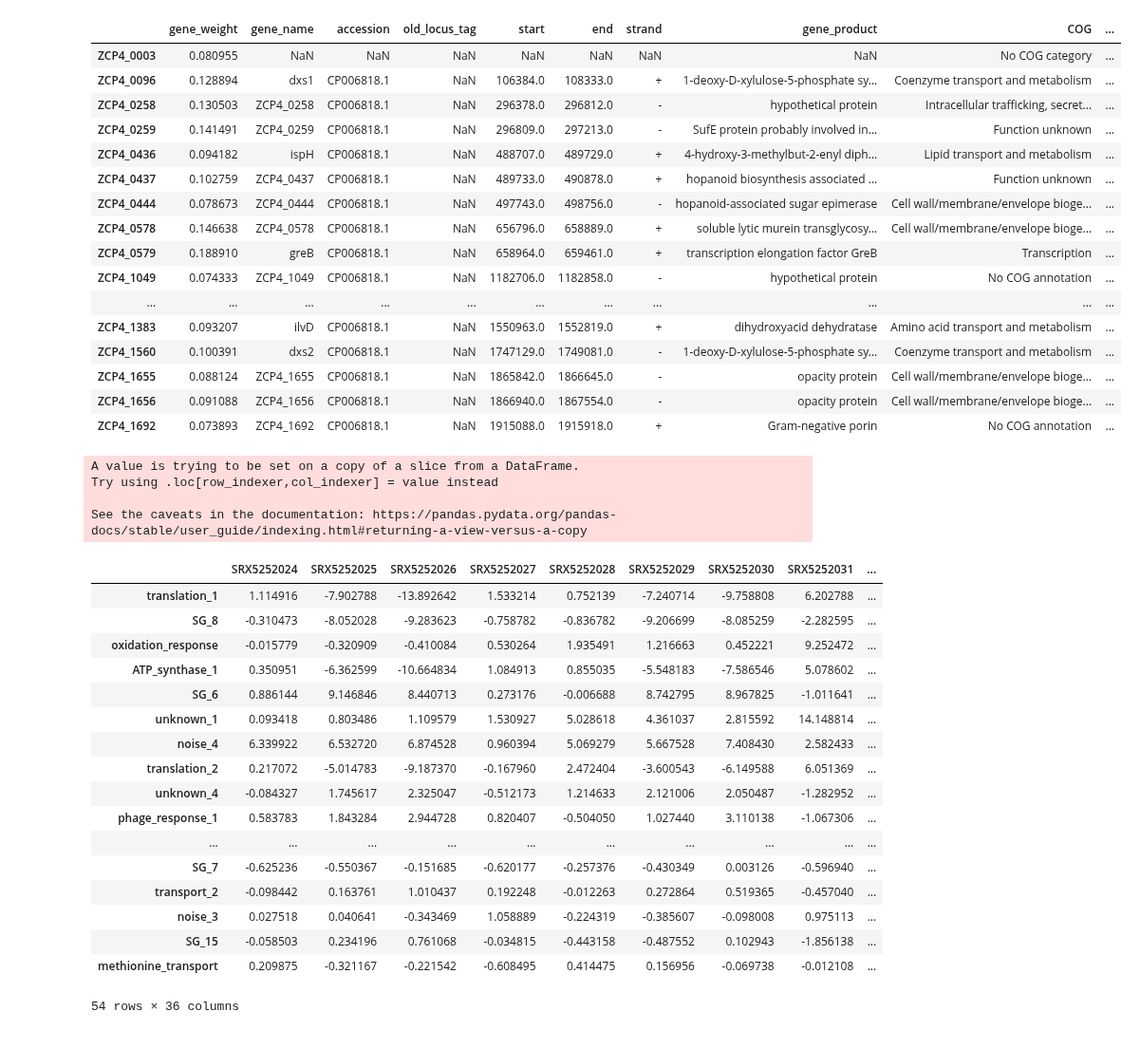
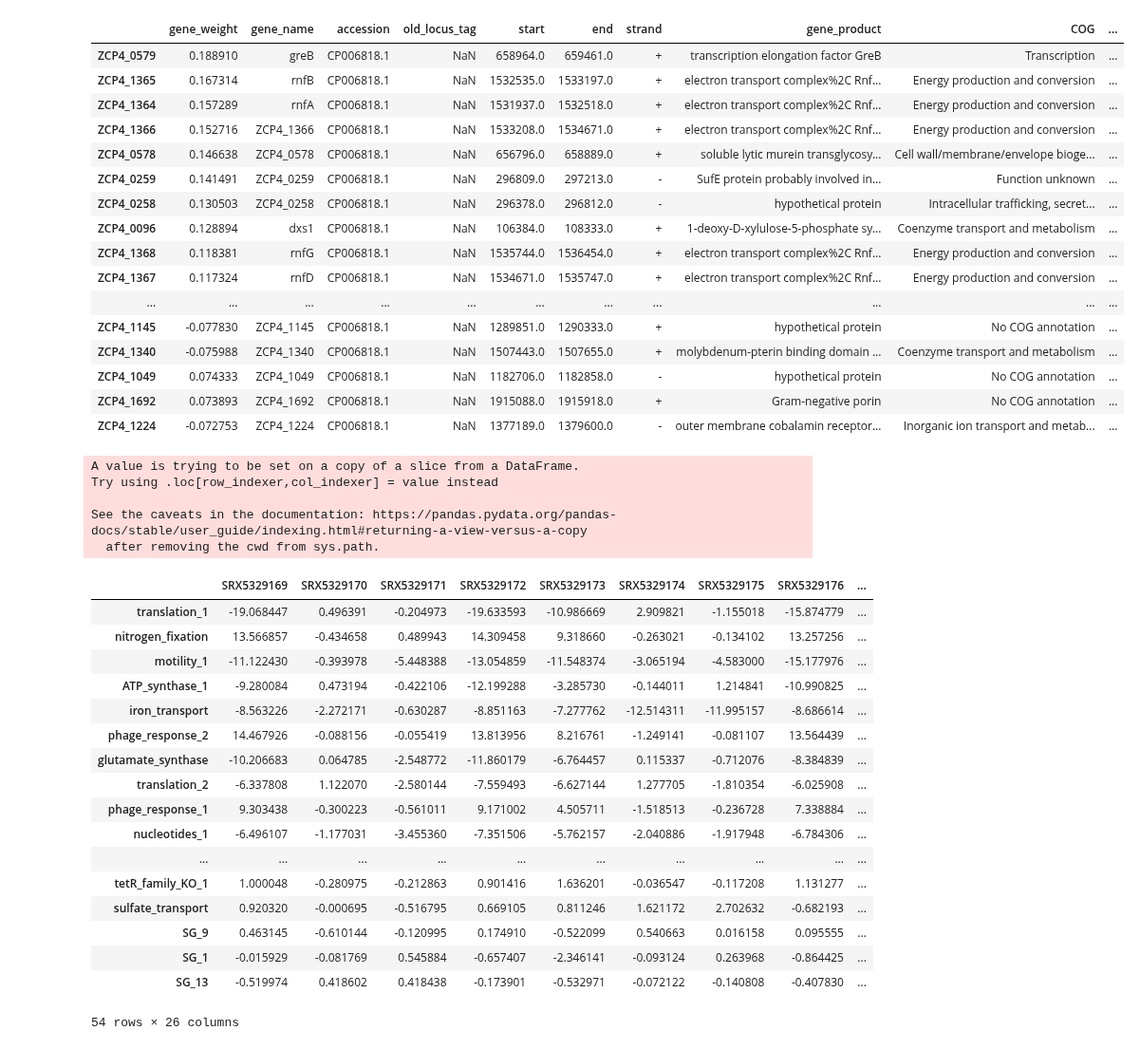
Before and after one commit to cristalzucsd/iModulonMiner, a Jupyter notebook: 5_characterize_iModulons/7_comparing_iModulons.ipynb, the cells around one changed output. Shown at 95% size. Drawn from its saved outputs; the diff is of its cells as text; code cells hidden in the pictures.

Commit message:
ethanol investigation part 1

```diff
--- a/5_characterize_iModulons/7_comparing_iModulons.ipynb
+++ b/5_characterize_iModulons/7_comparing_iModulons.ipynb
@@ -83,5 +84,5 @@ def custom_compare_activities(ica_data, imodulon1, imodulon2, color_by_col = '',
 
 %matplotlib widget
 # %%
-iM1 = 'motility_1'
-iM2 = 'translation_1'
+iM1 = 'ABC_transporters'
+iM2 = 'ATP_synthase_2'
@@ -113,49 +126,50 @@ ica_data.view_imodulon(iM1)
 # %%
-ica_data.view_imodulon(iM2)
+ica_data.view_imodulon(iM2).sort_values(by = 'gene_weight', key = abs, ascending = False)
 # %% [output]
 |  | gene_weight | gene_name | accession | old_locus_tag | start | end | strand | gene_product | COG | ... |
-| ZCP4_0003 | 0.080955 | NaN | NaN | NaN | NaN | NaN | NaN | NaN | No COG category | ... |
+| ZCP4_0579 | 0.188910 | greB | CP006818.1 | NaN | 658964.0 | 659461.0 | + | transcription elongation factor GreB | Transcription | ... |
+| ZCP4_1365 | 0.167314 | rnfB | CP006818.1 | NaN | 1532535.0 | 1533197.0 | + | electron transport complex%2C Rnf... | Energy production and conversion | ... |
+| ZCP4_1364 | 0.157289 | rnfA | CP006818.1 | NaN | 1531937.0 | 1532518.0 | + | electron transport complex%2C Rnf... | Energy production and conversion | ... |
+| ZCP4_1366 | 0.152716 | ZCP4_1366 | CP006818.1 | NaN | 1533208.0 | 1534671.0 | + | electron transport complex%2C Rnf... | Energy production and conversion | ... |
+| ZCP4_0578 | 0.146638 | ZCP4_0578 | CP006818.1 | NaN | 656796.0 | 658889.0 | + | soluble lytic murein transglycosy... | Cell wall/membrane/envelope bioge... | ... |
+| ZCP4_0259 | 0.141491 | ZCP4_0259 | CP006818.1 | NaN | 296809.0 | 297213.0 | - | SufE protein probably involved in... | Function unknown | ... |
+| ZCP4_0258 | 0.130503 | ZCP4_0258 | CP006818.1 | NaN | 296378.0 | 296812.0 | - | hypothetical protein | Intracellular trafficking, secret... | ... |
 | ZCP4_0096 | 0.128894 | dxs1 | CP006818.1 | NaN | 106384.0 | 108333.0 | + | 1-deoxy-D-xylulose-5-phosphate sy... | Coenzyme transport and metabolism | ... |
-| ZCP4_0258 | 0.130503 | ZCP4_0258 | CP006818.1 | NaN | 296378.0 | 296812.0 | - | hypothetical protein | Intracellular trafficking, secret... | ... |
-| ZCP4_0259 | 0.141491 | ZCP4_0259 | CP006818.1 | NaN | 296809.0 | 297213.0 | - | SufE protein probably involved in... | Function unknown | ... |
-| ZCP4_0436 | 0.094182 | ispH | CP006818.1 | NaN | 488707.0 | 489729.0 | + | 4-hydroxy-3-methylbut-2-enyl diph... | Lipid transport and metabolism | ... |
-| ZCP4_0437 | 0.102759 | ZCP4_0437 | CP006818.1 | NaN | 489733.0 | 490878.0 | + | hopanoid biosynthesis associated ... | Function unknown | ... |
-| ZCP4_0444 | 0.078673 | ZCP4_0444 | CP006818.1 | NaN | 497743.0 | 498756.0 | - | hopanoid-associated sugar epimerase | Cell wall/membrane/envelope bioge... | ... |
-| ZCP4_0578 | 0.146638 | ZCP4_0578 | CP006818.1 | NaN | 656796.0 | 658889.0 | + | soluble lytic murein transglycosy... | Cell wall/membrane/envelope bioge... | ... |
-| ZCP4_0579 | 0.188910 | greB | CP006818.1 | NaN | 658964.0 | 659461.0 | + | transcription elongation factor GreB | Transcription | ... |
+| ZCP4_1368 | 0.118381 | rnfG | CP006818.1 | NaN | 1535744.0 | 1536454.0 | + | electron transport complex%2C Rnf... | Energy production and conversion | ... |
+| ZCP4_1367 | 0.117324 | rnfD | CP006818.1 | NaN | 1534671.0 | 1535747.0 | + | electron transport complex%2C Rnf... | Energy production and conversion | ... |
+| ... | ... | ... | ... | ... | ... | ... | ... | ... | ... | ... |
+| ZCP4_1145 | -0.077830 | ZCP4_1145 | CP006818.1 | NaN | 1289851.0 | 1290333.0 | + | hypothetical protein | No COG annotation | ... |
+| ZCP4_1340 | -0.075988 | ZCP4_1340 | CP006818.1 | NaN | 1507443.0 | 1507655.0 | + | molybdenum-pterin binding domain ... | Coenzyme transport and metabolism | ... |
 | ZCP4_1049 | 0.074333 | ZCP4_1049 | CP006818.1 | NaN | 1182706.0 | 1182858.0 | - | hypothetical protein | No COG annotation | ... |
-| ... | ... | ... | ... | ... | ... | ... | ... | ... | ... | ... |
-| ZCP4_1383 | 0.093207 | ilvD | CP006818.1 | NaN | 1550963.0 | 1552819.0 | + | dihydroxyacid dehydratase | Amino acid transport and metabolism | ... |
-| ZCP4_1560 | 0.100391 | dxs2 | CP006818.1 | NaN | 1747129.0 | 1749081.0 | - | 1-deoxy-D-xylulose-5-phosphate sy... | Coenzyme transport and metabolism | ... |
-| ZCP4_1655 | 0.088124 | ZCP4_1655 | CP006818.1 | NaN | 1865842.0 | 1866645.0 | - | opacity protein | Cell wall/membrane/envelope bioge... | ... |
-| ZCP4_1656 | 0.091088 | ZCP4_1656 | CP006818.1 | NaN | 1866940.0 | 1867554.0 | - | opacity protein | Cell wall/membrane/envelope bioge... | ... |
 | ZCP4_1692 | 0.073893 | ZCP4_1692 | CP006818.1 | NaN | 1915088.0 | 1915918.0 | + | Gram-negative porin | No COG annotation | ... |
+| ZCP4_1224 | -0.072753 | ZCP4_1224 | CP006818.1 | NaN | 1377189.0 | 1379600.0 | - | outer membrane cobalamin receptor... | Inorganic ion transport and metab... | ... |
 # %%
 df = ica_data.sample_table
-samps = df[df['study'] == 'oxygen_shock'].index
+samps = df[df['study'] == 'ethanologens_ferment'].index
 bby_A = ica_data.A[samps]
-bby_A['mean'] = bby_A.mean(axis = 1)
+bby_A['mean'] = abs(bby_A).mean(axis = 1)
 bby_A.sort_values(by = 'mean', key = abs, ascending = False)
 # %% [output]
 A value is trying to be set on a copy of a slice from a DataFrame.
 Try using .loc[row_indexer,col_indexer] = value instead
 
 See the caveats in the documentation: https://pandas.pydata.org/pandas-docs/stable/user_guide/indexing.html#returning-a-view-versus-a-copy
+  after removing the cwd from sys.path.
-|  | SRX5252024 | SRX5252025 | SRX5252026 | SRX5252027 | SRX5252028 | SRX5252029 | SRX5252030 | SRX5252031 | ... |
-| translation_1 | 1.114916 | -7.902788 | -13.892642 | 1.533214 | 0.752139 | -7.240714 | -9.758808 | 6.202788 | ... |
-| SG_8 | -0.310473 | -8.052028 | -9.283623 | -0.758782 | -0.836782 | -9.206699 | -8.085259 | -2.282595 | ... |
-| oxidation_response | -0.015779 | -0.320909 | -0.410084 | 0.530264 | 1.935491 | 1.216663 | 0.452221 | 9.252472 | ... |
-| ATP_synthase_1 | 0.350951 | -6.362599 | -10.664834 | 1.084913 | 0.855035 | -5.548183 | -7.586546 | 5.078602 | ... |
-| SG_6 | 0.886144 | 9.146846 | 8.440713 | 0.273176 | -0.006688 | 8.742795 | 8.967825 | -1.011641 | ... |
-| unknown_1 | 0.093418 | 0.803486 | 1.109579 | 1.530927 | 5.028618 | 4.361037 | 2.815592 | 14.148814 | ... |
-| noise_4 | 6.339922 | 6.532720 | 6.874528 | 0.960394 | 5.069279 | 5.667528 | 7.408430 | 2.582433 | ... |
-| translation_2 | 0.217072 | -5.014783 | -9.187370 | -0.167960 | 2.472404 | -3.600543 | -6.149588 | 6.051369 | ... |
-| unknown_4 | -0.084327 | 1.745617 | 2.325047 | -0.512173 | 1.214633 | 2.121006 | 2.050487 | -1.282952 | ... |
-| phage_response_1 | 0.583783 | 1.843284 | 2.944728 | 0.820407 | -0.504050 | 1.027440 | 3.110138 | -1.067306 | ... |
+|  | SRX5329169 | SRX5329170 | SRX5329171 | SRX5329172 | SRX5329173 | SRX5329174 | SRX5329175 | SRX5329176 | ... |
+| translation_1 | -19.068447 | 0.496391 | -0.204973 | -19.633593 | -10.986669 | 2.909821 | -1.155018 | -15.874779 | ... |
+| nitrogen_fixation | 13.566857 | -0.434658 | 0.489943 | 14.309458 | 9.318660 | -0.263021 | -0.134102 | 13.257256 | ... |
+| motility_1 | -11.122430 | -0.393978 | -5.448388 | -13.054859 | -11.548374 | -3.065194 | -4.583000 | -15.177976 | ... |
+| ATP_synthase_1 | -9.280084 | 0.473194 | -0.422106 | -12.199288 | -3.285730 | -0.144011 | 1.214841 | -10.990825 | ... |
+| iron_transport | -8.563226 | -2.272171 | -0.630287 | -8.851163 | -7.277762 | -12.514311 | -11.995157 | -8.686614 | ... |
+| phage_response_2 | 14.467926 | -0.088156 | -0.055419 | 13.813956 | 8.216761 | -1.249141 | -0.081107 | 13.564439 | ... |
+| glutamate_synthase | -10.206683 | 0.064785 | -2.548772 | -11.860179 | -6.764457 | 0.115337 | -0.712076 | -8.384839 | ... |
+| translation_2 | -6.337808 | 1.122070 | -2.580144 | -7.559493 | -6.627144 | 1.277705 | -1.810354 | -6.025908 | ... |
+| phage_response_1 | 9.303438 | -0.300223 | -0.561011 | 9.171002 | 4.505711 | -1.518513 | -0.236728 | 7.338884 | ... |
+| nucleotides_1 | -6.496107 | -1.177031 | -3.455360 | -7.351506 | -5.762157 | -2.040886 | -1.917948 | -6.784306 | ... |
 | ... | ... | ... | ... | ... | ... | ... | ... | ... | ... |
-| SG_7 | -0.625236 | -0.550367 | -0.151685 | -0.620177 | -0.257376 | -0.430349 | 0.003126 | -0.596940 | ... |
-| transport_2 | -0.098442 | 0.163761 | 1.010437 | 0.192248 | -0.012263 | 0.272864 | 0.519365 | -0.457040 | ... |
-| noise_3 | 0.027518 | 0.040641 | -0.343469 | 1.058889 | -0.224319 | -0.385607 | -0.098008 | 0.975113 | ... |
-| SG_15 | -0.058503 | 0.234196 | 0.761068 | -0.034815 | -0.443158 | -0.487552 | 0.102943 | -1.856138 | ... |
-| methionine_transport | 0.209875 | -0.321167 | -0.221542 | -0.608495 | 0.414475 | 0.156956 | -0.069738 | -0.012108 | ... |
+| tetR_family_KO_1 | 1.000048 | -0.280975 | -0.212863 | 0.901416 | 1.636201 | -0.036547 | -0.117208 | 1.131277 | ... |
+| sulfate_transport | 0.920320 | -0.000695 | -0.516795 | 0.669105 | 0.811246 | 1.621172 | 2.702632 | -0.682193 | ... |
+| SG_9 | 0.463145 | -0.610144 | -0.120995 | 0.174910 | -0.522099 | 0.540663 | 0.016158 | 0.095555 | ... |
+| SG_1 | -0.015929 | -0.081769 | 0.545884 | -0.657407 | -2.346141 | -0.093124 | 0.263968 | -0.864425 | ... |
+| SG_13 | -0.519974 | 0.418602 | 0.418438 | -0.173901 | -0.532971 | -0.072122 | -0.140808 | -0.407830 | ... |
-54 rows × 36 columns
+54 rows × 26 columns
```
Also changed, not shown: parts of 5 cells of this notebook, 28 other files.
